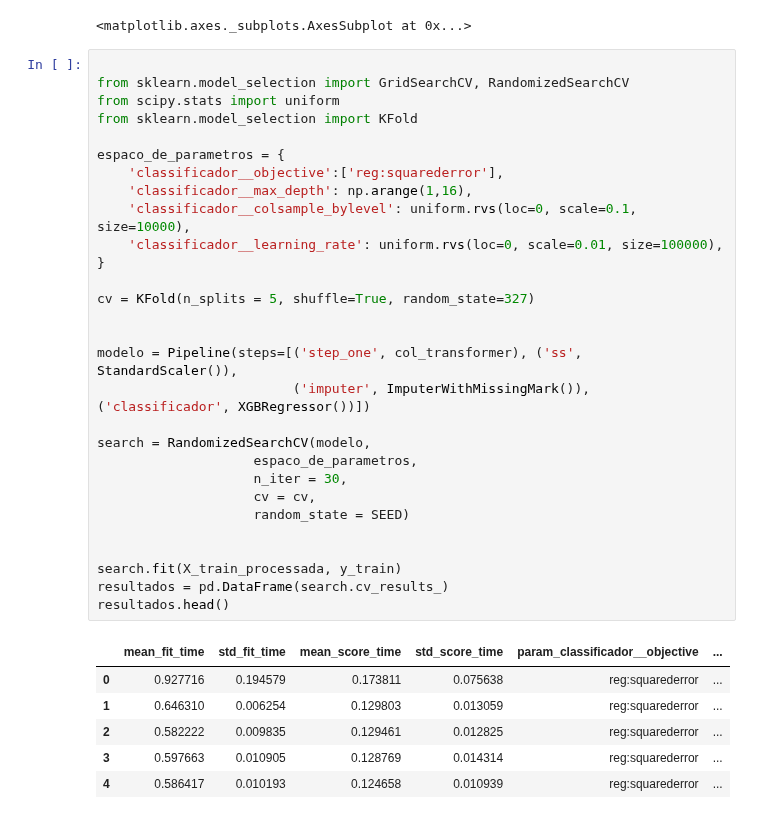
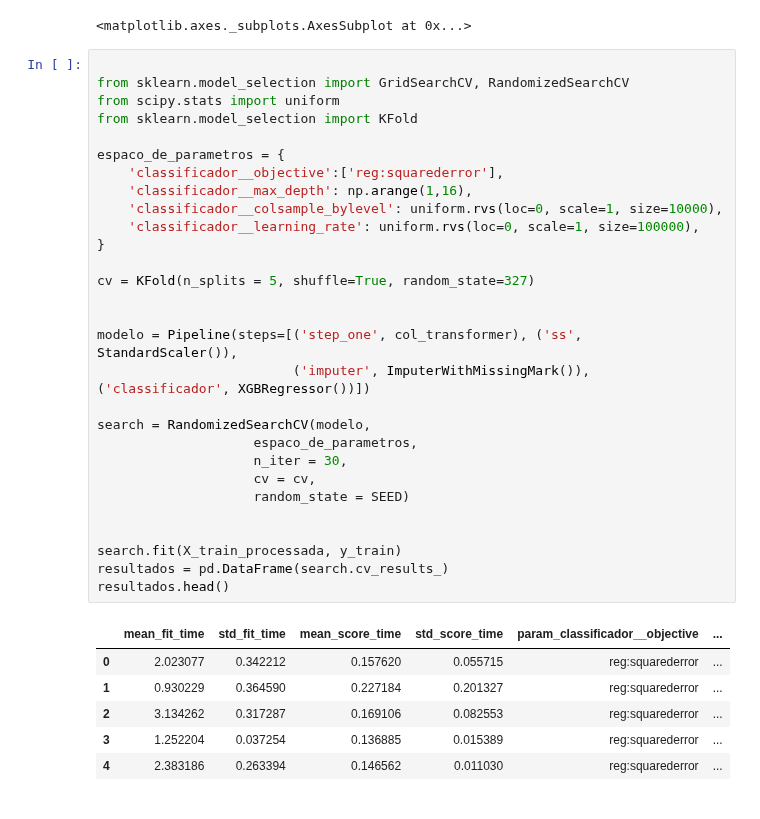
Before and after one commit to inf032/introducaoML, a Jupyter notebook: ENEM.ipynb, the cells around one changed output. Drawn from its saved outputs; the diff is of its cells as text.

```diff
--- a/ENEM.ipynb
+++ b/ENEM.ipynb
@@ -350,37 +350,37 @@ vc.show()
 # %%
 
 from sklearn.model_selection import GridSearchCV, RandomizedSearchCV
 from scipy.stats import uniform
 from sklearn.model_selection import KFold
 
 espaco_de_parametros = {
     'classificador__objective':['reg:squarederror'],
     'classificador__max_depth': np.arange(1,16),
-    'classificador__colsample_bylevel': uniform.rvs(loc=0, scale=0.1, size=10000),
-    'classificador__learning_rate': uniform.rvs(loc=0, scale=0.01, size=100000),
+    'classificador__colsample_bylevel': uniform.rvs(loc=0, scale=1, size=10000),
+    'classificador__learning_rate': uniform.rvs(loc=0, scale=1, size=100000),
 }
 
 cv = KFold(n_splits = 5, shuffle=True, random_state=327)
 
 
 modelo = Pipeline(steps=[('step_one', col_transformer), ('ss',  StandardScaler()),
                          ('imputer', ImputerWithMissingMark()), ('classificador', XGBRegressor())])
 
 search = RandomizedSearchCV(modelo,
                     espaco_de_parametros,
                     n_iter = 30,
                     cv = cv,
                     random_state = SEED)
 
 
 search.fit(X_train_processada, y_train)
 resultados = pd.DataFrame(search.cv_results_)
 resultados.head()
 # %% [output]
 |  | mean_fit_time | std_fit_time | mean_score_time | std_score_time | param_classificador__objective | ... |
-| 0 | 0.927716 | 0.194579 | 0.173811 | 0.075638 | reg:squarederror | ... |
-| 1 | 0.646310 | 0.006254 | 0.129803 | 0.013059 | reg:squarederror | ... |
-| 2 | 0.582222 | 0.009835 | 0.129461 | 0.012825 | reg:squarederror | ... |
-| 3 | 0.597663 | 0.010905 | 0.128769 | 0.014314 | reg:squarederror | ... |
-| 4 | 0.586417 | 0.010193 | 0.124658 | 0.010939 | reg:squarederror | ... |
+| 0 | 2.023077 | 0.342212 | 0.157620 | 0.055715 | reg:squarederror | ... |
+| 1 | 0.930229 | 0.364590 | 0.227184 | 0.201327 | reg:squarederror | ... |
+| 2 | 3.134262 | 0.317287 | 0.169106 | 0.082553 | reg:squarederror | ... |
+| 3 | 1.252204 | 0.037254 | 0.136885 | 0.015389 | reg:squarederror | ... |
+| 4 | 2.383186 | 0.263394 | 0.146562 | 0.011030 | reg:squarederror | ... |
 # %%
```
Also changed, not shown: parts of 3 cells of this notebook.
